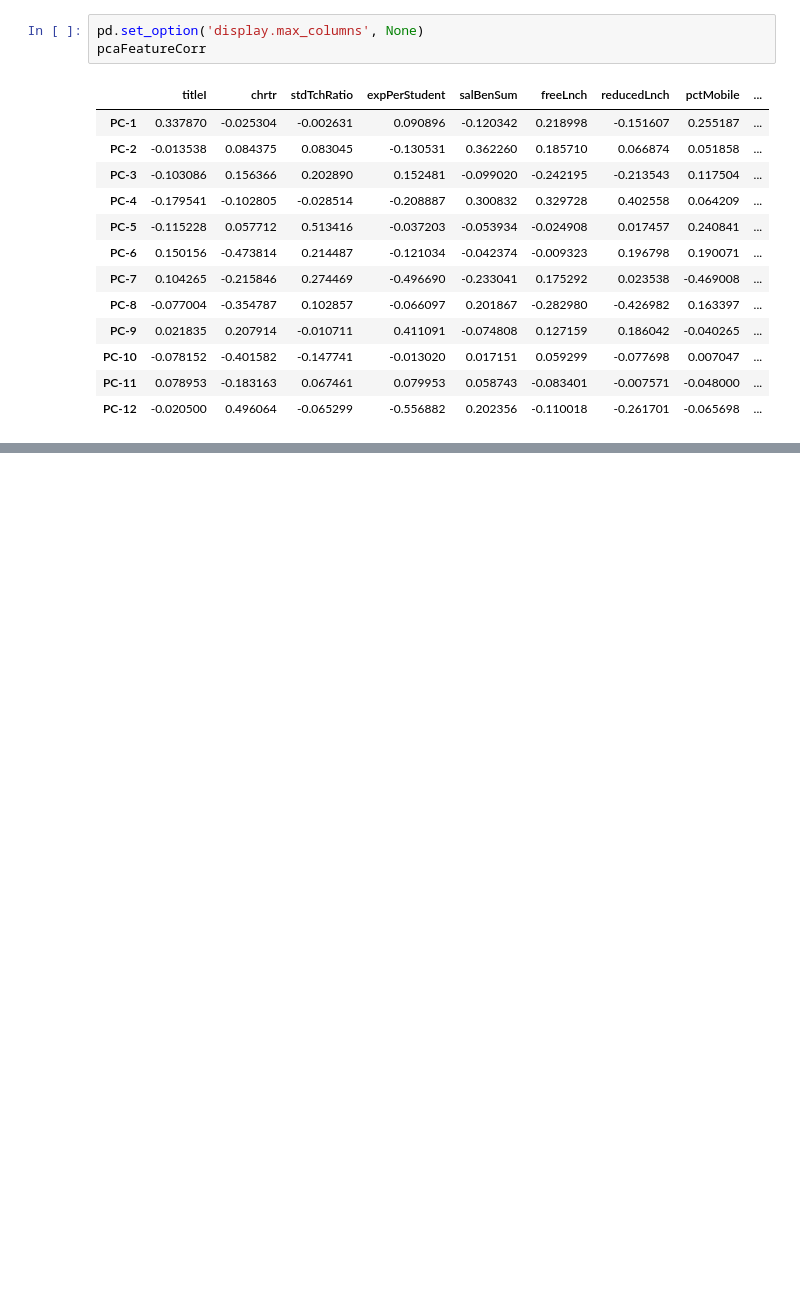
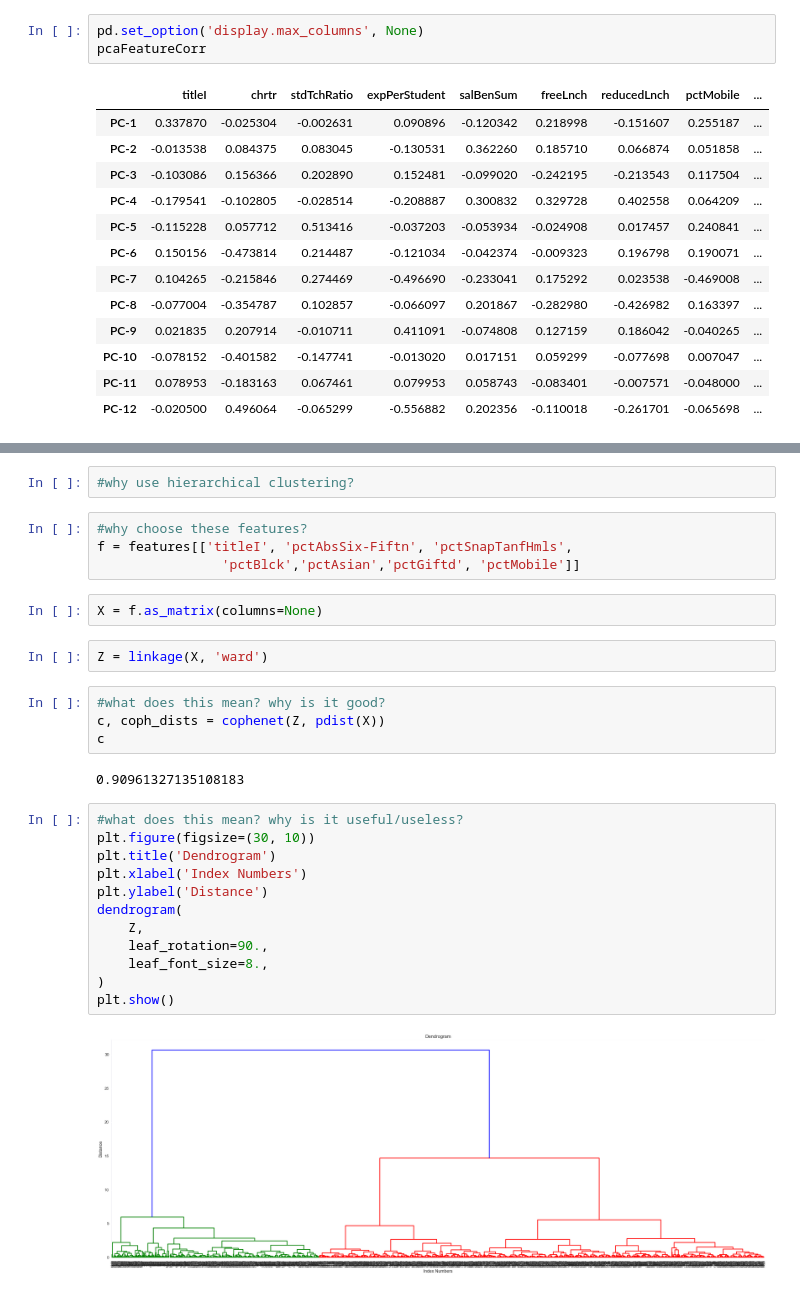
Before and after one commit to revirevy/mike1, a Jupyter notebook: 01-projects/notebooks/capstone/pcaClustering.ipynb, the cells around one changed output, grey strips where cells are left out. Saved outputs shown, nothing was run; the diff lists cells and outputs as text; blank space fills up the shorter version.

Commit message:
Update on clustering and dashboards

```diff
--- a/01-projects/notebooks/capstone/pcaClustering.ipynb
+++ b/01-projects/notebooks/capstone/pcaClustering.ipynb
@@ -302,0 +179,30 @@ For 6 clusters the average Silhouette Score is : 0.250371816716
+# %%
+#why use hierarchical clustering?
+# %%
+#why choose these features?
+f = features[['titleI', 'pctAbsSix-Fiftn', 'pctSnapTanfHmls',
+                'pctBlck','pctAsian','pctGiftd', 'pctMobile']]
+# %%
+X = f.as_matrix(columns=None)
+# %%
+Z = linkage(X, 'ward')
+# %%
+#what does this mean? why is it good?
+c, coph_dists = cophenet(Z, pdist(X))
+c
+# %% [output]
+0.90961327135108183
+# %%
+#what does this mean? why is it useful/useless?
+plt.figure(figsize=(30, 10))
+plt.title('Dendrogram')
+plt.xlabel('Index Numbers')
+plt.ylabel('Distance')
+dendrogram(
+    Z,
+    leaf_rotation=90.,
+    leaf_font_size=8.,
+)
+plt.show()
+# %% [output]
+[figure, added]
```
Also changed, not shown: parts of 20 cells of this notebook, 7 other files.
